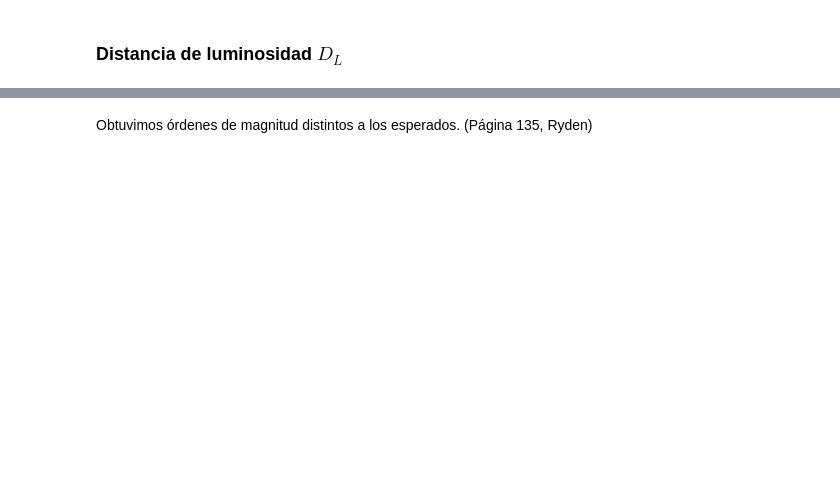
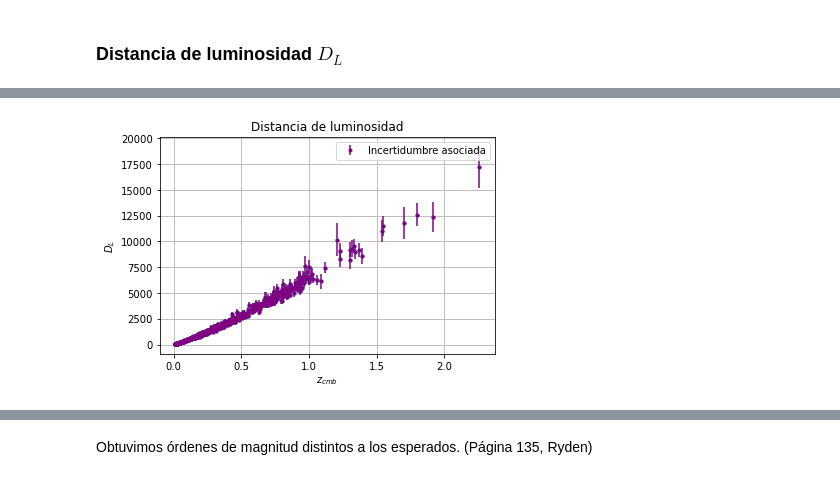
Before and after one commit to AntoCist/Practica_de_verano_2024, a Jupyter notebook: Semana1.ipynb, the cells around one changed output, grey strips where cells are left out. Drawn from its saved outputs; the diff is of its cells as text; code cells hidden in the pictures; blank space fills up the shorter version.

```diff
--- a/Semana1.ipynb
+++ b/Semana1.ipynb
@@ -65,0 +73,40 @@ for i in range(len(dm_b)):
+# %%
+#Parámetros
+omega_r = 8.4e-5
+omega_m = 0.3
+omega_l = 0.7
+omega_k = 0
+
+def regla_trapecio_numerica(x, y, j):
+    integral = 0
+    n = j
+    for i in range(1, n):
+        integral += (x[i] - x[i - 1]) * (y[i] + y[i - 1])/2
+    return integral
+
+#Función a integrar
+func1 = ((omega_r * (1+array_z_cmb)**4) + omega_m * (1+array_z_cmb)**3 + omega_l + omega_k* (1+array_z_cmb)**2)**(-1/2)
+
+# Calcular la aproximación de la integral utilizando la regla del trapecio
+resultado_integral = np.zeros_like(D_L)
+for j in range(len(array_z_cmb)):
+    resultado_integral[j] = regla_trapecio_numerica(array_z_cmb, func1, j)
+    #print("El resultado de la integral es:", resultado_integral[j])
+
+#Ecuación
+DL_t = np.zeros(len(array_z_cmb))
+DL_t = (c/H_0)*(1+array_z_cmb)* resultado_integral
+
+plt.plot(z_cmb, D_L, '.')
+#plt.plot(array_z_cmb, DL_t)
+
+plt.xlabel('$ z_{cmb} $')
+plt.ylabel('$ D_L $')
+plt.errorbar(z_cmb, D_L, yerr=dD, fmt='.', color='purple', label = 'Incertidumbre asociada')
+
+plt.title('Distancia de luminosidad')
+plt.legend()
+plt.grid(True)
+plt.show()
+# %% [output]
+[figure, added]
```
Also changed, not shown: parts of 23 cells of this notebook, 1 other file.
